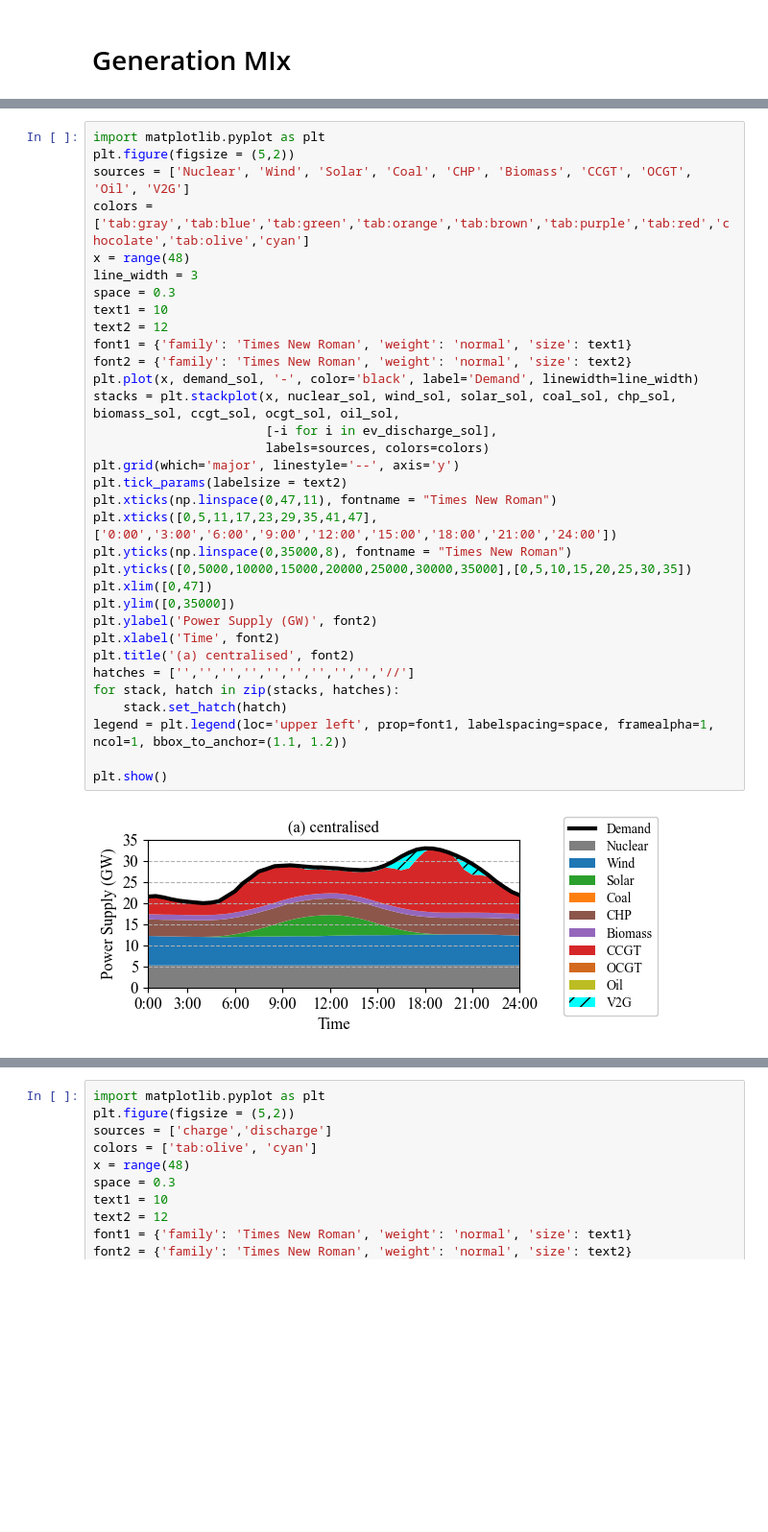
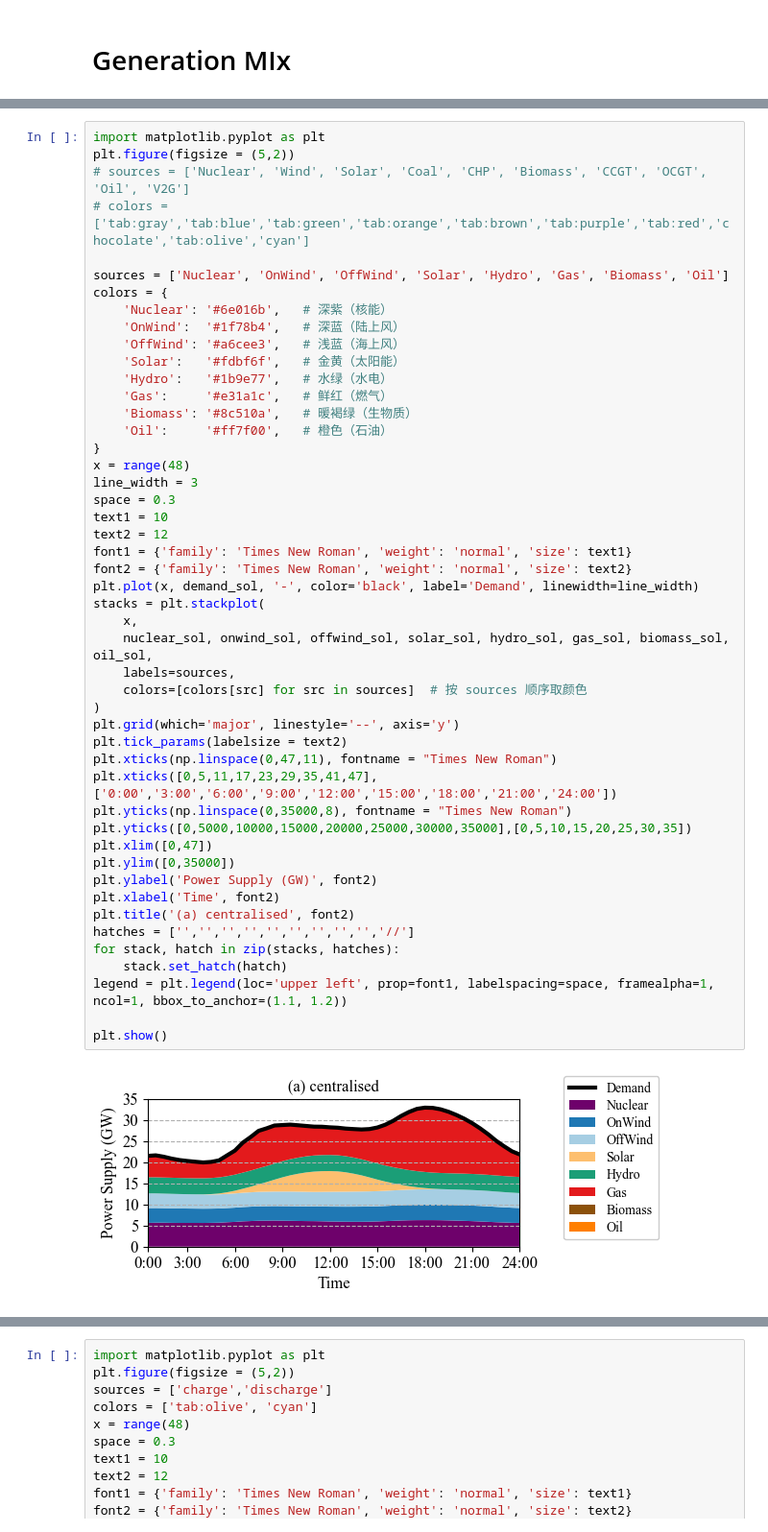
Before and after one commit to zhichuanma/GB_power_opt, a Jupyter notebook: Benchmark_Zhichuan/Centralised.ipynb, the cells around one changed output, grey strips where cells are left out. Shown at 96% size. Cells and saved outputs as stored; diff of their text form; blank space fills up the shorter version.

```diff
--- a/Benchmark_Zhichuan/Centralised.ipynb
+++ b/Benchmark_Zhichuan/Centralised.ipynb
@@ -638,36 +663,51 @@ Solar 71657.78495086347
 # %%
 import matplotlib.pyplot as plt
 plt.figure(figsize = (5,2))
-sources = ['Nuclear', 'Wind', 'Solar', 'Coal', 'CHP', 'Biomass', 'CCGT', 'OCGT', 'Oil', 'V2G']
-colors = ['tab:gray','tab:blue','tab:green','tab:orange','tab:brown','tab:purple','tab:red','chocolate','tab:olive','cyan']
+# sources = ['Nuclear', 'Wind', 'Solar', 'Coal', 'CHP', 'Biomass', 'CCGT', 'OCGT', 'Oil', 'V2G']
+# colors = ['tab:gray','tab:blue','tab:green','tab:orange','tab:brown','tab:purple','tab:red','chocolate','tab:olive','cyan']
+
+sources = ['Nuclear', 'OnWind', 'OffWind', 'Solar', 'Hydro', 'Gas', 'Biomass', 'Oil']
+colors = {
+    'Nuclear': '#6e016b',   # 深紫（核能）
+    'OnWind':  '#1f78b4',   # 深蓝（陆上风）
+    'OffWind': '#a6cee3',   # 浅蓝（海上风）
+    'Solar':   '#fdbf6f',   # 金黄（太阳能）
+    'Hydro':   '#1b9e77',   # 水绿（水电）
+    'Gas':     '#e31a1c',   # 鲜红（燃气）
+    'Biomass': '#8c510a',   # 暖褐绿（生物质）
+    'Oil':     '#ff7f00',   # 橙色（石油）
+}
 x = range(48)
 line_width = 3
 space = 0.3
 text1 = 10
 text2 = 12
 font1 = {'family': 'Times New Roman', 'weight': 'normal', 'size': text1}
 font2 = {'family': 'Times New Roman', 'weight': 'normal', 'size': text2}
 plt.plot(x, demand_sol, '-', color='black', label='Demand', linewidth=line_width)
-stacks = plt.stackplot(x, nuclear_sol, wind_sol, solar_sol, coal_sol, chp_sol, biomass_sol, ccgt_sol, ocgt_sol, oil_sol,
-                       [-i for i in ev_discharge_sol],
-                       labels=sources, colors=colors)
+stacks = plt.stackplot(
+    x,
+    nuclear_sol, onwind_sol, offwind_sol, solar_sol, hydro_sol, gas_sol, biomass_sol, oil_sol,
+    labels=sources,
+    colors=[colors[src] for src in sources]  # 按 sources 顺序取颜色
+)
 plt.grid(which='major', linestyle='--', axis='y')
 plt.tick_params(labelsize = text2)
 plt.xticks(np.linspace(0,47,11), fontname = "Times New Roman")
 plt.xticks([0,5,11,17,23,29,35,41,47],['0:00','3:00','6:00','9:00','12:00','15:00','18:00','21:00','24:00'])
 plt.yticks(np.linspace(0,35000,8), fontname = "Times New Roman")
 plt.yticks([0,5000,10000,15000,20000,25000,30000,35000],[0,5,10,15,20,25,30,35])
 plt.xlim([0,47])
 plt.ylim([0,35000])
 plt.ylabel('Power Supply (GW)', font2)
 plt.xlabel('Time', font2)
 plt.title('(a) centralised', font2)
 hatches = ['','','','','','','','','','//']
 for stack, hatch in zip(stacks, hatches):
     stack.set_hatch(hatch)
 legend = plt.legend(loc='upper left', prop=font1, labelspacing=space, framealpha=1, ncol=1, bbox_to_anchor=(1.1, 1.2))
 
 plt.show()
 # %% [output]
-[figure, old version]
+[figure, new version]
 # %%
```
Also changed, not shown: parts of 11 cells of this notebook, 1 other file.
